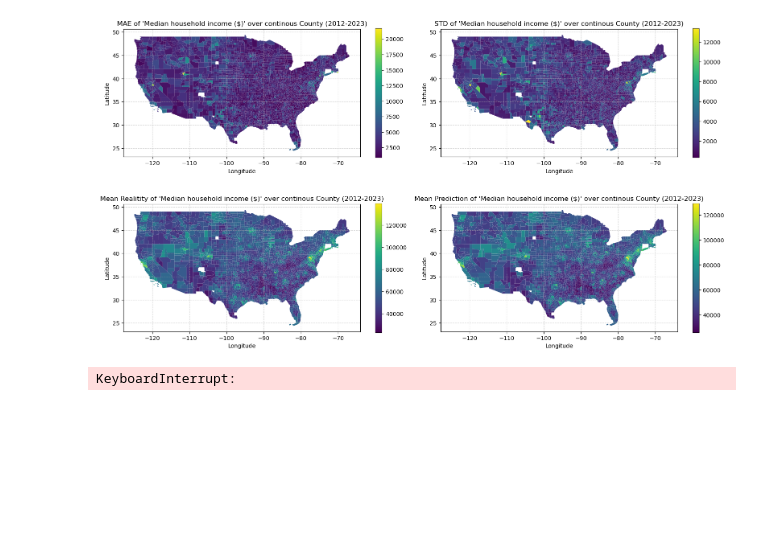
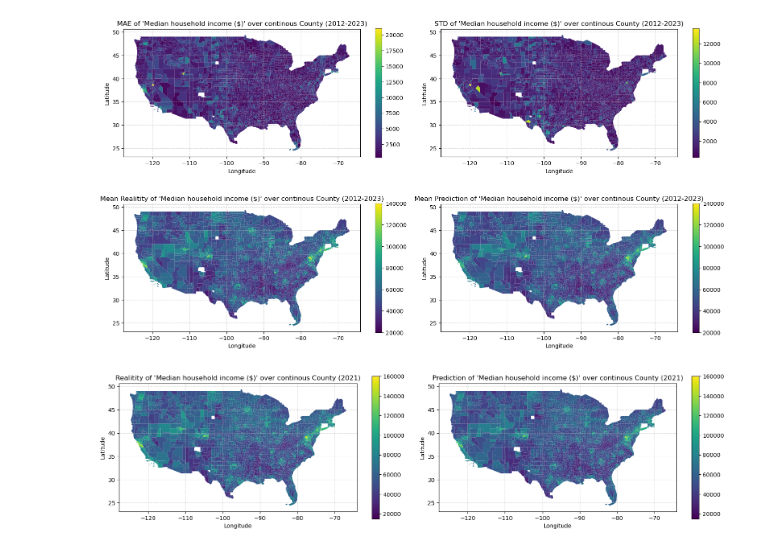
Before and after one commit to simon-0006/Data-Science-GESS---Group-Project, a Jupyter notebook: US_0/Analyse/Code/model_output.ipynb, the cells around one changed output. Cells and saved outputs as stored; diff of their text form; code cells hidden in the pictures; blank space fills up the shorter version.

```diff
--- a/US_0/Analyse/Code/model_output.ipynb
+++ b/US_0/Analyse/Code/model_output.ipynb
@@ -110,6 +95,7 @@ def data_by_county(dict_x, dict_y):
 # %%
 scaler_y = joblib.load("../../Data/Data/scaler_y.pkl")
 
-model = torch.jit.load("../../Model/Model/model.pt")
+model = RNN_Regressor(data_by_year_x[0].shape[2], 1)
+incompat  = model.load_state_dict(torch.load("../../Model/Model/model.pt"))
 model.eval()
 # %% [output]
@@ -163,6 +140,10 @@ data_by_county_x, data_by_county_y = data_by_county(dict_x, dict_y)
 # %%
 mean_output_by_year, mean_data_y_by_year, mean_diffrence_by_year, r2_by_year, mae_by_year, std_by_year = scorer(data_by_year_x, data_by_year_y)
 mean_output_by_county, mean_data_y_by_county, mean_diffrence_by_county, r2_by_county, mae_by_county, std_by_county = scorer(data_by_county_x, data_by_county_y)
+# %%
+with torch.no_grad():
+    output_by_2021 = scaler_y.inverse_transform(model(data_by_year_x[9])).flatten()
+    data_y_by_2021 = scaler_y.inverse_transform(data_by_year_y[9]).flatten()
 # %%
 fig, ax = plt.subplots(2, 1, figsize=(16, 9))
 ax = ax.flatten()
@@ -235,43 +216,45 @@ gdf_filtered['GEOIDFQ_rank'] = gdf_filtered['GEOIDFQ'].map(geoid_index)
 
 gdf_sorted = gdf_filtered.sort_values('GEOIDFQ_rank')
 # %%
-new_col = ["mae", "std", 'dat', 'out', 'dif']
+new_col = ["mae", "std", 'dat', 'out', 'dat 2021', 'out 2021']
 
-gdf_sorted['out'] = mean_output_by_county
 gdf_sorted['mae'] = mae_by_county
 gdf_sorted['std'] = std_by_county
 gdf_sorted['dat'] = mean_data_y_by_county
-gdf_sorted['dif'] = mean_diffrence_by_county
+gdf_sorted['out'] = mean_output_by_county
+
+gdf_sorted['dat 2021'] = data_y_by_2021
+gdf_sorted['out 2021'] = output_by_2021
 # %%
 fig, ax = plt.subplots(2, 2, figsize=(16, 9))
 ax = ax.flatten()
 
 gdf_sorted.plot(column=new_col[0], cmap="viridis", legend=True, ax=ax[0], legend_kwds={'shrink': 0.75})
 gdf_sorted.plot(column=new_col[1], cmap="viridis", legend=True, ax=ax[1], legend_kwds={'shrink': 0.75})
-gdf_sorted.plot(column=new_col[2], cmap="viridis", legend=True, ax=ax[2], legend_kwds={'shrink': 0.75})
-gdf_sorted.plot(column=new_col[3], cmap="viridis", legend=True, ax=ax[3], legend_kwds={'shrink': 0.75})
+gdf_sorted.plot(column=new_col[2], cmap="viridis", legend=True, ax=ax[2], legend_kwds={'shrink': 0.75}, vmin=20_000, vmax=140_000)
+gdf_sorted.plot(column=new_col[3], cmap="viridis", legend=True, ax=ax[3], legend_kwds={'shrink': 0.75}, vmin=20_000, vmax=140_000)
 
 ax[0].set_title("MAE of 'Median household income ($)' over continous County (2012-2023)")
 ax[0].set_xlabel("Longitude")
 ax[0].set_ylabel("Latitude")
 
 ax[1].set_title("STD of 'Median household income ($)' over continous County (2012-2023)")
 ax[1].set_xlabel("Longitude")
 ax[1].set_ylabel("Latitude")
 
 ax[2].set_title("Mean Realitity of 'Median household income ($)' over continous County (2012-2023)")
 ax[2].set_xlabel("Longitude")
 ax[2].set_ylabel("Latitude")
 
 ax[3].set_title("Mean Prediction of 'Median household income ($)' over continous County (2012-2023)")
 ax[3].set_xlabel("Longitude")
 ax[3].set_ylabel("Latitude")
 
 ax[0].grid(True, linestyle='--', alpha=0.5)
 ax[1].grid(True, linestyle='--', alpha=0.5)
 ax[2].grid(True, linestyle='--', alpha=0.5)
 ax[3].grid(True, linestyle='--', alpha=0.5)
 
 fig.tight_layout()
 # %% [output]
-[figure, old version]
+[figure, new version]
@@ -295,4 +261,21 @@ def sensitivity_analysis(data_by_x):
-# %%
-sensitivity_analysis(data_by_year_x)
-# %% [output]
-KeyboardInterrupt:
+# %%
+fig, ax = plt.subplots(1, 2, figsize=(16, 5))
+ax = ax.flatten()
+
+gdf_sorted.plot(column=new_col[4], cmap="viridis", legend=True, ax=ax[0], legend_kwds={'shrink': 0.75}, vmin=15_000, vmax=160_000)
+gdf_sorted.plot(column=new_col[5], cmap="viridis", legend=True, ax=ax[1], legend_kwds={'shrink': 0.75}, vmin=15_000, vmax=160_000)
+
+ax[0].set_title("Realitity of 'Median household income ($)' over continous County (2021)")
+ax[0].set_xlabel("Longitude")
+ax[0].set_ylabel("Latitude")
+
+ax[1].set_title("Prediction of 'Median household income ($)' over continous County (2021)")
+ax[1].set_xlabel("Longitude")
+ax[1].set_ylabel("Latitude")
+
+ax[0].grid(True, linestyle='--', alpha=0.5)
+ax[1].grid(True, linestyle='--', alpha=0.5)
+
+fig.tight_layout()
+# %% [output]
+[figure, added]
```
Also changed, not shown: parts of 10 cells of this notebook, 7 other files.
